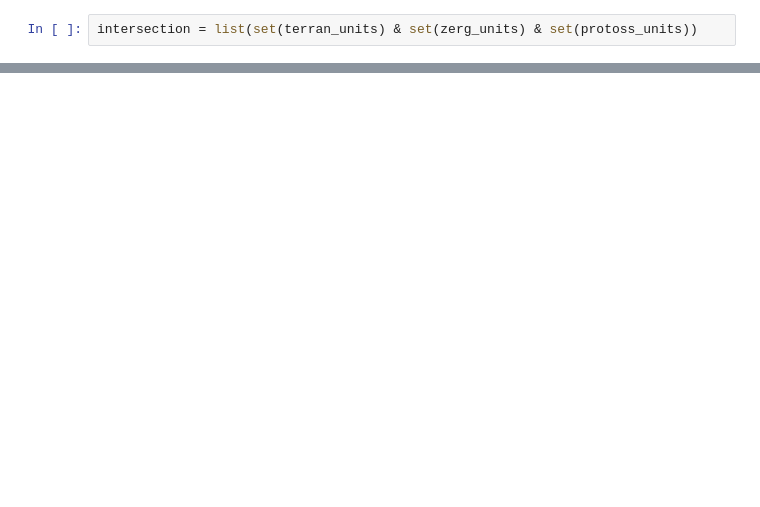
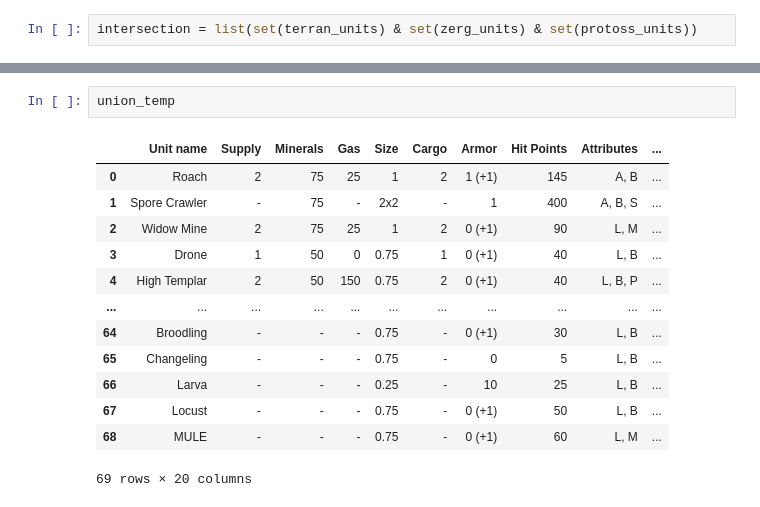
Before and after one commit to python-wizard-old/SQLite_python_starcraft2_units_data, a Jupyter notebook: units_sc2_sqlite.ipynb, the cells around one changed output, grey strips where cells are left out. Drawn from its saved outputs; the diff is of its cells as text; blank space fills up the shorter version.

```diff
--- a/units_sc2_sqlite.ipynb
+++ b/units_sc2_sqlite.ipynb
@@ -115,0 +217,16 @@ union_all_units
+# %%
+union_temp
+# %% [output]
+|  | Unit name | Supply | Minerals | Gas | Size | Cargo | Armor | Hit Points | Attributes | ... |
+| 0 | Roach | 2 | 75 | 25 | 1 | 2 | 1 (+1) | 145 | A, B | ... |
+| 1 | Spore Crawler | - | 75 | - | 2x2 | - | 1 | 400 | A, B, S | ... |
+| 2 | Widow Mine | 2 | 75 | 25 | 1 | 2 | 0 (+1) | 90 | L, M | ... |
+| 3 | Drone | 1 | 50 | 0 | 0.75 | 1 | 0 (+1) | 40 | L, B | ... |
+| 4 | High Templar | 2 | 50 | 150 | 0.75 | 2 | 0 (+1) | 40 | L, B, P | ... |
+| ... | ... | ... | ... | ... | ... | ... | ... | ... | ... | ... |
+| 64 | Broodling | - | - | - | 0.75 | - | 0 (+1) | 30 | L, B | ... |
+| 65 | Changeling | - | - | - | 0.75 | - | 0 | 5 | L, B | ... |
+| 66 | Larva | - | - | - | 0.25 | - | 10 | 25 | L, B | ... |
+| 67 | Locust | - | - | - | 0.75 | - | 0 (+1) | 50 | L, B | ... |
+| 68 | MULE | - | - | - | 0.75 | - | 0 (+1) | 60 | L, M | ... |
+69 rows × 20 columns
```
Also changed, not shown: parts of 34 cells of this notebook, 3 other files.
